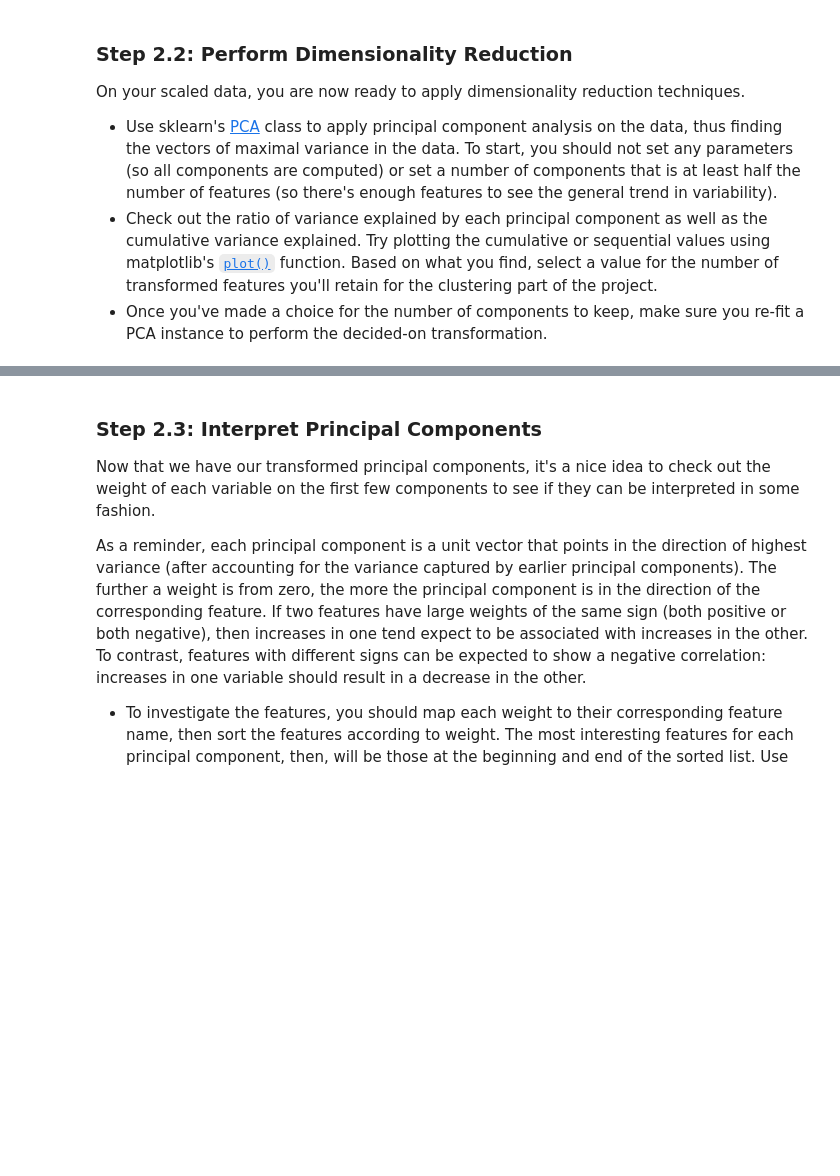
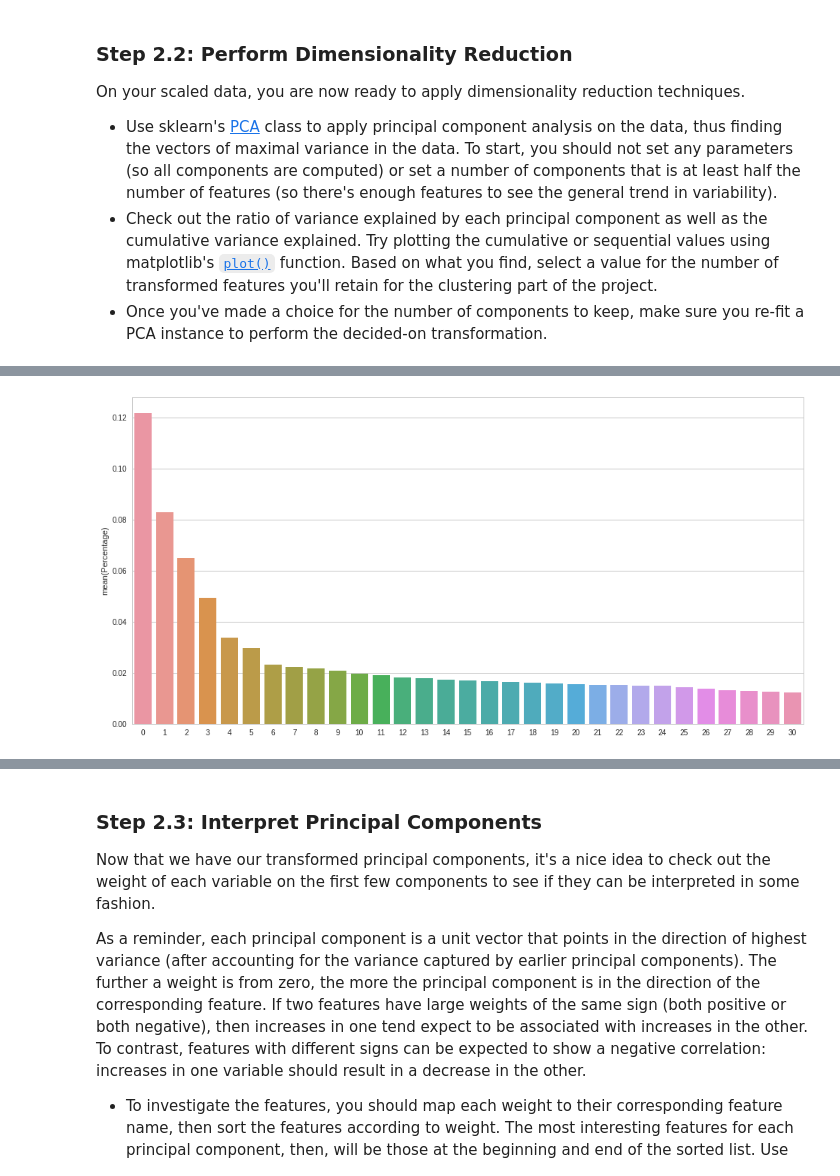
Before and after one commit to yanglinjing/dsnd_p3_identify_customer_segments, a Jupyter notebook: Identify_Customer_Segments.ipynb, the cells around one changed output, grey strips where cells are left out. Cells and saved outputs as stored; diff of their text form; code cells hidden in the pictures; blank space fills up the shorter version.

```diff
--- a/Identify_Customer_Segments.ipynb
+++ b/Identify_Customer_Segments.ipynb
@@ -1130,0 +1136,15 @@ def scree_plot(pca):
+# %%
+# draw percentage of variance captured each principal component
+
+def plot_single_p(pca):
+
+  # calculate percentage
+  p_pca = pca.explained_variance_ratio_.tolist()
+
+  # to df
+  p_pca = pd.DataFrame(p_pca, columns = ['Percentage'])
+
+  # draw
+  fig, ax = plt.subplots(figsize = (16, 8))
+  sns.set(style="whitegrid")
+  sns.barplot(x=p_pca.index, y="Percentage", data=p_pca, ax=ax)
@@ -1131,2 +1193,7 @@ def scree_plot(pca):
 # %%
 # Re-apply PCA to the data while selecting for number of components to retain.
+pca, X_pca = do_pca(31, data)
+# %%
+plot_single_p(pca)
+# %% [output]
+[figure, added]
```
Also changed, not shown: parts of 11 cells of this notebook.
